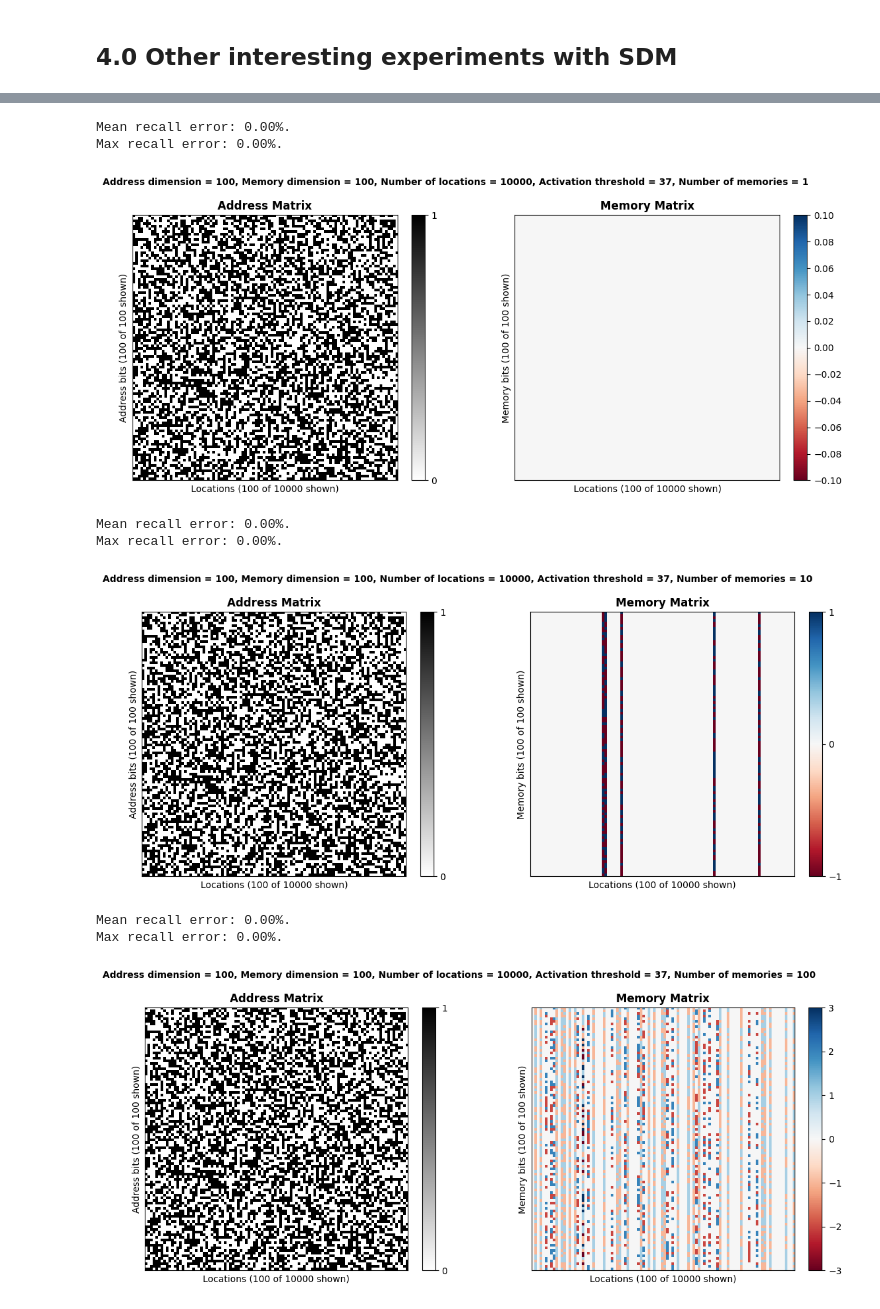
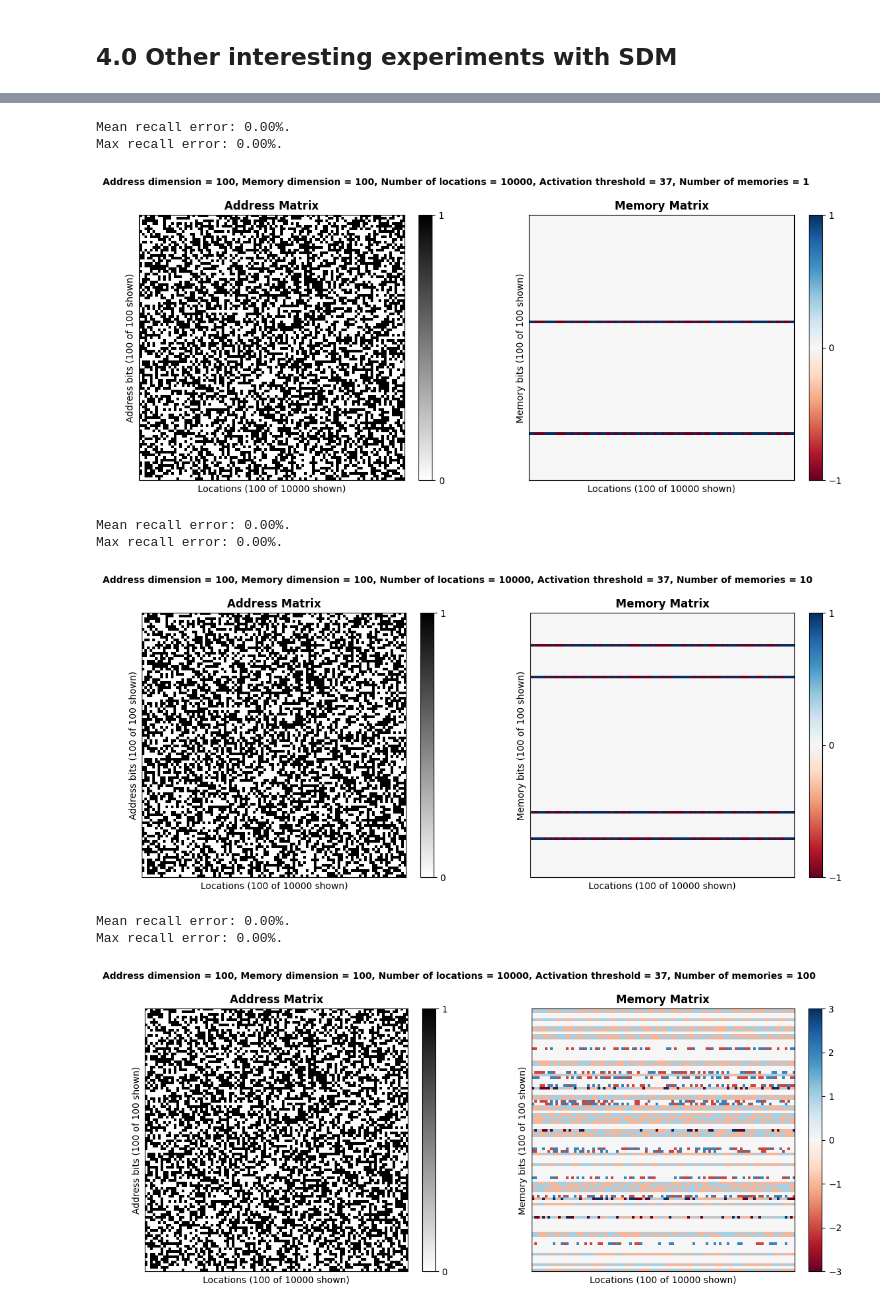
Before and after one commit to made-by-simon/experiments-with-sparse-distributed-memory, a Jupyter notebook: experiments.ipynb, the cells around one changed output, grey strips where cells are left out. Drawn from its saved outputs; the diff is of its cells as text; code cells hidden in the pictures.

```diff
--- a/experiments.ipynb
+++ b/experiments.ipynb
@@ -978,7 +985,7 @@ def visualize_matrices(sdm, slice_amount=100):
     fig, (ax1, ax2) = plt.subplots(1, 2, figsize=(12, 5))
 
     # Plot address matrix (A).
-    im1 = ax1.imshow(sdm.address_matrix.T[:slice_amount, :slice_amount], cmap="binary", aspect="equal")
+    im1 = ax1.imshow(sdm.address_matrix[:slice_amount, :slice_amount], cmap="binary", aspect="equal")
     ax1.set_title("Address Matrix", fontweight="bold")
     ax1.set_xlabel(f"Locations ({slice_amount} of {sdm.num_locations} shown)")
     ax1.set_ylabel(f"Address bits ({slice_amount} of {sdm.address_dimension} shown)")
@@ -986,7 +993,7 @@ def visualize_matrices(sdm, slice_amount=100):
     ax1.set_yticks([])
 
     # Plot memory matrix (C).
-    im2 = ax2.imshow(sdm.memory_matrix.T[:slice_amount, :slice_amount], cmap="RdBu", aspect="equal")
+    im2 = ax2.imshow(sdm.memory_matrix[:slice_amount, :slice_amount], cmap="RdBu", aspect="equal")
     ax2.set_title("Memory Matrix", fontweight="bold")
     ax2.set_xlabel(f"Locations ({slice_amount} of {sdm.num_locations} shown)")
     ax2.set_ylabel(f"Memory bits ({slice_amount} of {sdm.memory_dimension} shown)")
@@ -1093,7 +1100,7 @@ def visualize_matrices(sdm, slice_amount=100):
     fig, (ax1, ax2) = plt.subplots(1, 2, figsize=(12, 5))
 
     # Plot address matrix (A).
-    im1 = ax1.imshow(sdm.address_matrix.T[:slice_amount, :slice_amount], cmap="binary", aspect="equal")
+    im1 = ax1.imshow(sdm.address_matrix[:slice_amount, :slice_amount], cmap="binary", aspect="equal")
     ax1.set_title("Address Matrix", fontweight="bold")
     ax1.set_xlabel(f"Locations ({slice_amount} of {sdm.num_locations} shown)")
     ax1.set_ylabel(f"Address bits ({slice_amount} of {sdm.address_dimension} shown)")
@@ -1101,7 +1108,7 @@ def visualize_matrices(sdm, slice_amount=100):
     ax1.set_yticks([])
 
     # Plot memory matrix (C).
-    im2 = ax2.imshow(sdm.memory_matrix.T[:slice_amount, :slice_amount], cmap="RdBu", aspect="equal")
+    im2 = ax2.imshow(sdm.memory_matrix[:slice_amount, :slice_amount], cmap="RdBu", aspect="equal")
     ax2.set_title("Memory Matrix", fontweight="bold")
     ax2.set_xlabel(f"Locations ({slice_amount} of {sdm.num_locations} shown)")
     ax2.set_ylabel(f"Memory bits ({slice_amount} of {sdm.memory_dimension} shown)")
@@ -1208,7 +1215,7 @@ def visualize_matrices(sdm, slice_amount=100):
     fig, (ax1, ax2) = plt.subplots(1, 2, figsize=(12, 5))
 
     # Plot address matrix (A).
-    im1 = ax1.imshow(sdm.address_matrix.T[:slice_amount, :slice_amount], cmap="binary", aspect="equal")
+    im1 = ax1.imshow(sdm.address_matrix[:slice_amount, :slice_amount], cmap="binary", aspect="equal")
     ax1.set_title("Address Matrix", fontweight="bold")
     ax1.set_xlabel(f"Locations ({slice_amount} of {sdm.num_locations} shown)")
     ax1.set_ylabel(f"Address bits ({slice_amount} of {sdm.address_dimension} shown)")
@@ -1216,7 +1223,7 @@ def visualize_matrices(sdm, slice_amount=100):
     ax1.set_yticks([])
 
     # Plot memory matrix (C).
-    im2 = ax2.imshow(sdm.memory_matrix.T[:slice_amount, :slice_amount], cmap="RdBu", aspect="equal")
+    im2 = ax2.imshow(sdm.memory_matrix[:slice_amount, :slice_amount], cmap="RdBu", aspect="equal")
     ax2.set_title("Memory Matrix", fontweight="bold")
     ax2.set_xlabel(f"Locations ({slice_amount} of {sdm.num_locations} shown)")
     ax2.set_ylabel(f"Memory bits ({slice_amount} of {sdm.memory_dimension} shown)")
@@ -1322,7 +1330,7 @@ def visualize_matrices(sdm, slice_amount=100):
     fig, (ax1, ax2) = plt.subplots(1, 2, figsize=(12, 5))
 
     # Plot address matrix (A).
-    im1 = ax1.imshow(sdm.address_matrix.T[:slice_amount, :slice_amount], cmap="binary", aspect="equal")
+    im1 = ax1.imshow(sdm.address_matrix[:slice_amount, :slice_amount], cmap="binary", aspect="equal")
     ax1.set_title("Address Matrix", fontweight="bold")
     ax1.set_xlabel(f"Locations ({slice_amount} of {sdm.num_locations} shown)")
     ax1.set_ylabel(f"Address bits ({slice_amount} of {sdm.address_dimension} shown)")
@@ -1330,7 +1338,7 @@ def visualize_matrices(sdm, slice_amount=100):
     ax1.set_yticks([])
 
     # Plot memory matrix (C).
-    im2 = ax2.imshow(sdm.memory_matrix.T[:slice_amount, :slice_amount], cmap="RdBu", aspect="equal")
+    im2 = ax2.imshow(sdm.memory_matrix[:slice_amount, :slice_amount], cmap="RdBu", aspect="equal")
     ax2.set_title("Memory Matrix", fontweight="bold")
     ax2.set_xlabel(f"Locations ({slice_amount} of {sdm.num_locations} shown)")
     ax2.set_ylabel(f"Memory bits ({slice_amount} of {sdm.memory_dimension} shown)")
@@ -1431,7 +1446,7 @@ def visualize_matrices(sdm, slice_amount=100):
     fig, (ax1, ax2) = plt.subplots(1, 2, figsize=(12, 5))
 
     # Plot address matrix (A).
-    im1 = ax1.imshow(sdm.address_matrix.T[:slice_amount, :slice_amount], cmap="binary", aspect="equal")
+    im1 = ax1.imshow(sdm.address_matrix[:slice_amount, :slice_amount], cmap="binary", aspect="equal")
     ax1.set_title("Address Matrix", fontweight="bold")
     ax1.set_xlabel(f"Locations ({slice_amount} of {sdm.num_locations} shown)")
     ax1.set_ylabel(f"Address bits ({slice_amount} of {sdm.address_dimension} shown)")
@@ -1439,7 +1454,7 @@ def visualize_matrices(sdm, slice_amount=100):
     ax1.set_yticks([])
 
     # Plot memory matrix (C).
-    im2 = ax2.imshow(sdm.memory_matrix.T[:slice_amount, :slice_amount], cmap="RdBu", aspect="equal")
+    im2 = ax2.imshow(sdm.memory_matrix[:slice_amount, :slice_amount], cmap="RdBu", aspect="equal")
     ax2.set_title("Memory Matrix", fontweight="bold")
     ax2.set_xlabel(f"Locations ({slice_amount} of {sdm.num_locations} shown)")
     ax2.set_ylabel(f"Memory bits ({slice_amount} of {sdm.memory_dimension} shown)")
@@ -1479,37 +1494,37 @@ def read_write_calculate(num_memories):
         address = addresses[i]
         memory = addresses[i+1]
         memories[i] = memory
         SDM.write(address, memory)
 
     # Read all memories.
     for i in range(num_memories):
         address = addresses[i]
         recalled_memory = SDM.read(address)
         recalled_memories[i] = recalled_memory
 
     # Calcuate error.
     for i in range(num_memories):
         errors[i] = np.sum(memories[i] != recalled_memories[i])
 
     mean_error = np.mean(errors) / SDM.memory_dimension * 100
     max_error = np.max(errors) / SDM.memory_dimension *100
 
 
     print(f"Mean recall error: {mean_error:.2f}%.")
     print(f"Max recall error: {max_error:.2f}%.")
 
 
 for num_memories in list_num_memories:
     read_write_calculate(num_memories)
     visualize_matrices(SDM, 100)
     SDM.erase_memory()
 # %% [output]
 Mean recall error: 0.00%.
 Max recall error: 0.00%.
-[figure, old version]
+[figure, new version]
 Mean recall error: 0.00%.
 Max recall error: 0.00%.
-[figure, old version]
+[figure, new version]
 Mean recall error: 0.00%.
 Max recall error: 0.00%.
-[figure, old version]
+[figure, new version]
```
Also changed, not shown: parts of 30 cells of this notebook, 1 other file.
